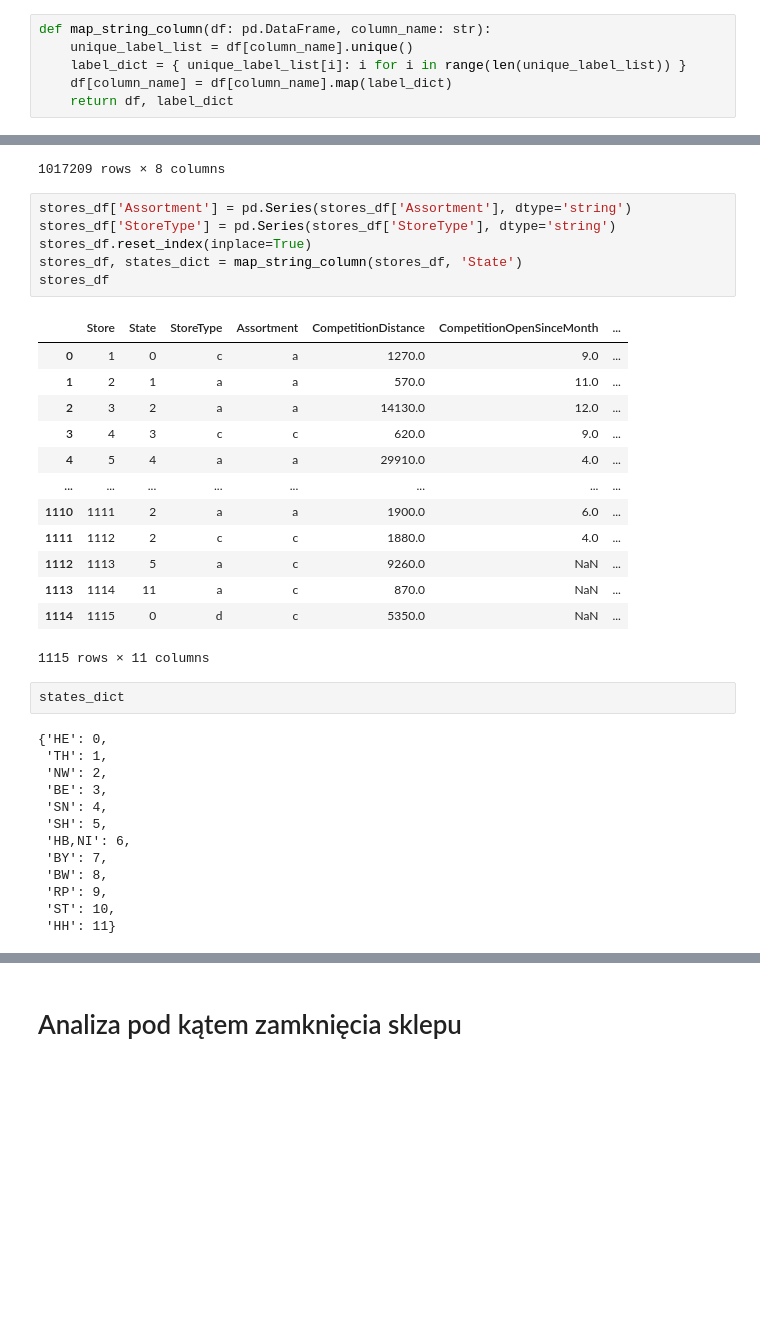
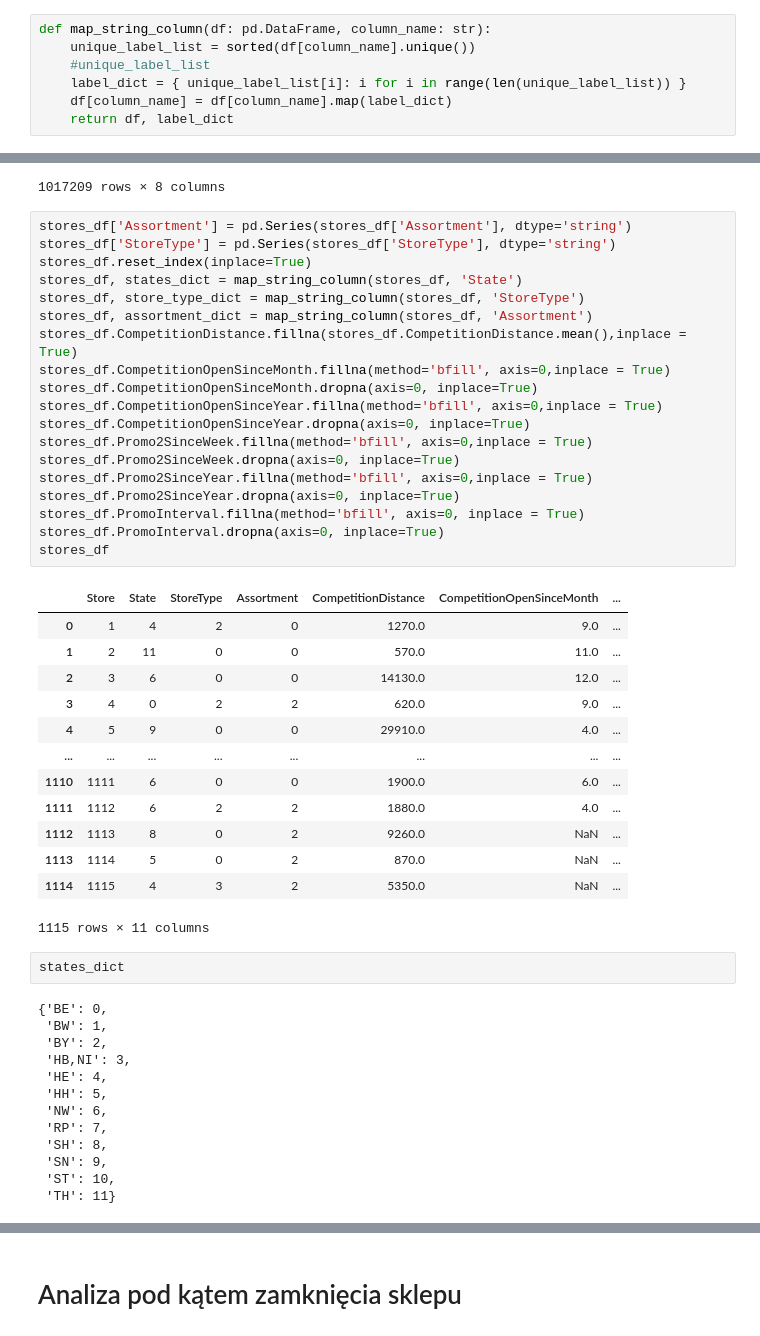
Before and after one commit to SzymKwiatkowski/eda-project, a Jupyter notebook: projekt.ipynb, the cells around one changed output, grey strips where cells are left out. Saved outputs shown, nothing was run; the diff lists cells and outputs as text; blank space fills up the shorter version.

```diff
--- a/projekt.ipynb
+++ b/projekt.ipynb
@@ -28,6 +104,7 @@ state_names = pd.read_csv(csvs_dir / 'state_names.csv')
 # %%
 def map_string_column(df: pd.DataFrame, column_name: str):
-    unique_label_list = df[column_name].unique()
+    unique_label_list = sorted(df[column_name].unique())
+    #unique_label_list
     label_dict = { unique_label_list[i]: i for i in range(len(unique_label_list)) }
     df[column_name] = df[column_name].map(label_dict)
     return df, label_dict
@@ -53,38 +130,51 @@ store_data
 # %%
 stores_df['Assortment'] = pd.Series(stores_df['Assortment'], dtype='string')
 stores_df['StoreType'] = pd.Series(stores_df['StoreType'], dtype='string')
 stores_df.reset_index(inplace=True)
 stores_df, states_dict = map_string_column(stores_df, 'State')
+stores_df, store_type_dict = map_string_column(stores_df, 'StoreType')
+stores_df, assortment_dict = map_string_column(stores_df, 'Assortment')
+stores_df.CompetitionDistance.fillna(stores_df.CompetitionDistance.mean(),inplace = True)
+stores_df.CompetitionOpenSinceMonth.fillna(method='bfill', axis=0,inplace = True)
+stores_df.CompetitionOpenSinceMonth.dropna(axis=0, inplace=True)
+stores_df.CompetitionOpenSinceYear.fillna(method='bfill', axis=0,inplace = True)
+stores_df.CompetitionOpenSinceYear.dropna(axis=0, inplace=True)
+stores_df.Promo2SinceWeek.fillna(method='bfill', axis=0,inplace = True)
+stores_df.Promo2SinceWeek.dropna(axis=0, inplace=True)
+stores_df.Promo2SinceYear.fillna(method='bfill', axis=0,inplace = True)
+stores_df.Promo2SinceYear.dropna(axis=0, inplace=True)
+stores_df.PromoInterval.fillna(method='bfill', axis=0, inplace = True)
+stores_df.PromoInterval.dropna(axis=0, inplace=True)
 stores_df
 # %% [output]
 |  | Store | State | StoreType | Assortment | CompetitionDistance | CompetitionOpenSinceMonth | ... |
-| 0 | 1 | 0 | c | a | 1270.0 | 9.0 | ... |
-| 1 | 2 | 1 | a | a | 570.0 | 11.0 | ... |
-| 2 | 3 | 2 | a | a | 14130.0 | 12.0 | ... |
-| 3 | 4 | 3 | c | c | 620.0 | 9.0 | ... |
-| 4 | 5 | 4 | a | a | 29910.0 | 4.0 | ... |
+| 0 | 1 | 4 | 2 | 0 | 1270.0 | 9.0 | ... |
+| 1 | 2 | 11 | 0 | 0 | 570.0 | 11.0 | ... |
+| 2 | 3 | 6 | 0 | 0 | 14130.0 | 12.0 | ... |
+| 3 | 4 | 0 | 2 | 2 | 620.0 | 9.0 | ... |
+| 4 | 5 | 9 | 0 | 0 | 29910.0 | 4.0 | ... |
 | ... | ... | ... | ... | ... | ... | ... | ... |
-| 1110 | 1111 | 2 | a | a | 1900.0 | 6.0 | ... |
-| 1111 | 1112 | 2 | c | c | 1880.0 | 4.0 | ... |
-| 1112 | 1113 | 5 | a | c | 9260.0 | NaN | ... |
-| 1113 | 1114 | 11 | a | c | 870.0 | NaN | ... |
-| 1114 | 1115 | 0 | d | c | 5350.0 | NaN | ... |
+| 1110 | 1111 | 6 | 0 | 0 | 1900.0 | 6.0 | ... |
+| 1111 | 1112 | 6 | 2 | 2 | 1880.0 | 4.0 | ... |
+| 1112 | 1113 | 8 | 0 | 2 | 9260.0 | NaN | ... |
+| 1113 | 1114 | 5 | 0 | 2 | 870.0 | NaN | ... |
+| 1114 | 1115 | 4 | 3 | 2 | 5350.0 | NaN | ... |
 1115 rows × 11 columns
 # %%
 states_dict
 # %% [output]
-{'HE': 0,
- 'TH': 1,
- 'NW': 2,
- 'BE': 3,
- 'SN': 4,
- 'SH': 5,
- 'HB,NI': 6,
- 'BY': 7,
- 'BW': 8,
- 'RP': 9,
+{'BE': 0,
+ 'BW': 1,
+ 'BY': 2,
+ 'HB,NI': 3,
+ 'HE': 4,
+ 'HH': 5,
+ 'NW': 6,
+ 'RP': 7,
+ 'SH': 8,
+ 'SN': 9,
  'ST': 10,
- 'HH': 11}
+ 'TH': 11}
 # %%
 state_names = pd.read_csv(csvs_dir / 'state_names.csv')
 state_names['Numeric'] = state_names['State'].map(states_dict)
```
Also changed, not shown: parts of 28 cells of this notebook, 1 other file.
